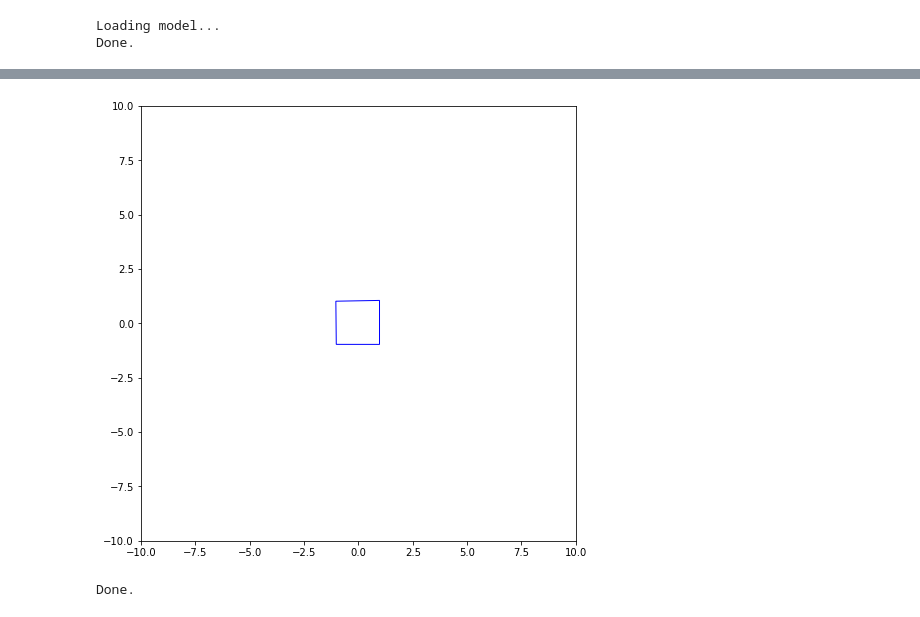
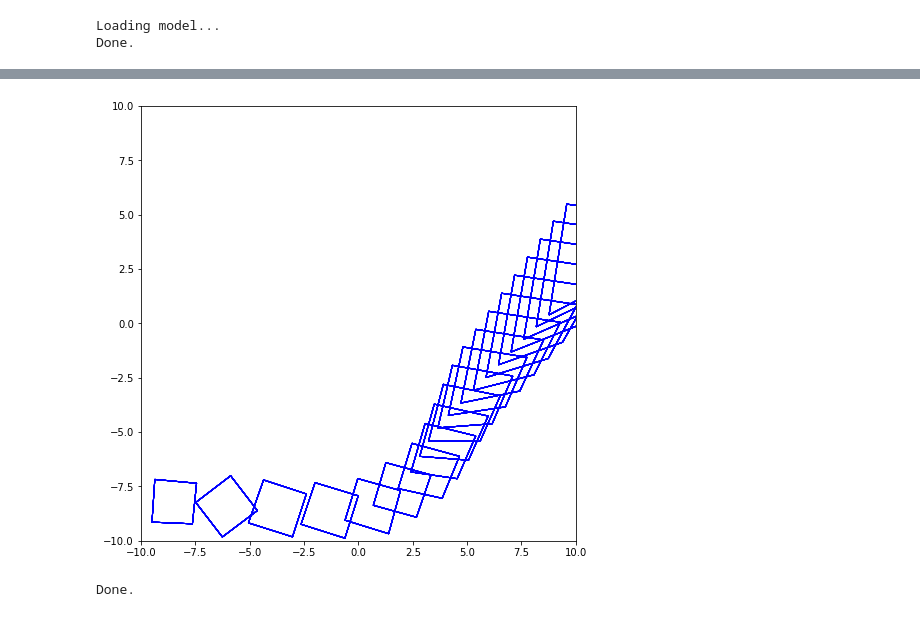
Before and after one commit to lawsonfulton/research-experiments, a Jupyter notebook: box-auto-enc/experiment book.ipynb, the cells around one changed output, grey strips where cells are left out. Drawn from its saved outputs; the diff is of its cells as text; code cells hidden in the pictures.

```diff
--- a/box-auto-enc/experiment book.ipynb
+++ b/box-auto-enc/experiment book.ipynb
@@ -896,7 +898,7 @@ from tensorflow.python.client import device_lib
 device_lib.list_local_devices()
 # %%
 from keras_learn import *
-autoencoder, encoder, decoder = load_autoencoder("models/contractive loss 250 epochs.h5")
+autoencoder, encoder, decoder = load_autoencoder("models/11 35AM August 16 2017.h5")
 # %% [output]
 Loading model...
 Done.
@@ -1053,22 +994,16 @@ positions [[-1.03645623  1.0188508 ]
 # %%
 fig = plt.figure(figsize=(8, 8))
 ax = fig.add_subplot(111)
 ax.set_xlim([-10, 10])
 ax.set_ylim([-10, 10])
 ax.set_aspect('equal')
 
-starting_pos = [0.0, 0.0]
-starting_theta = 0.0
-starting_box = boxes.generate_samples(offsets=[starting_pos], thetas=[starting_theta])
-gen_pos = encoder.predict(starting_box)[0] # need to get the encoded starting position
-
 n = 20.0
-#predicted_boxes = decoder.predict(np.array([[i/(n*3),0/(n*2), i/(n)] for i in range(int(n)) for j in range(int(n))]))
-predicted_boxes = decoder.predict(np.array([gen_pos]))
+predicted_boxes = decoder.predict(np.array([[i/(n*3),0/(n*2), i/(n)] for i in range(int(n)) for j in range(int(n))]))
 #print(predicted_boxes)
 boxes.draw_from_samples(ax, predicted_boxes, 'b')
 plt.show()
 print("Done.")
 # %% [output]
-[figure, old version]
+[figure, new version]
 Done.
```
Also changed, not shown: parts of 10 cells of this notebook, 1 other file.
